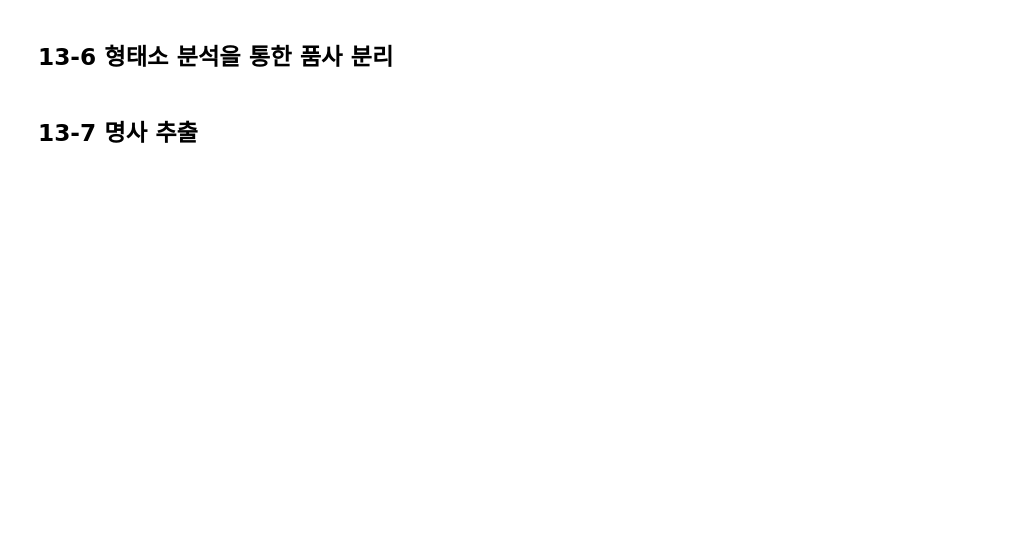
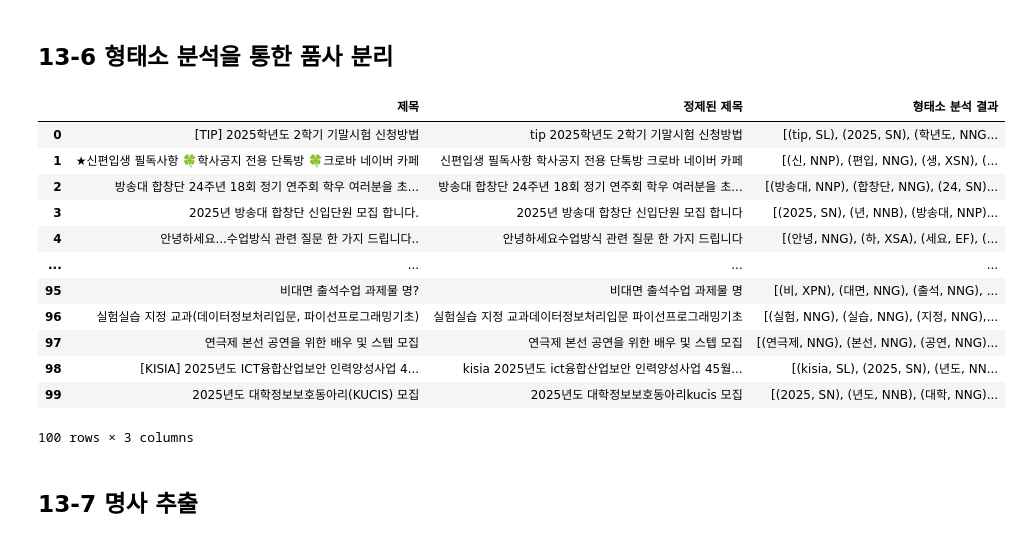
Before and after one commit to jlovechae/Data-Analysis-with-Open-Source, a Jupyter notebook: 오픈소스_데이터_분석_13강.ipynb, the cells around one changed output. Cells and saved outputs as stored; diff of their text form; code cells hidden in the pictures; blank space fills up the shorter version.

```diff
--- a/오픈소스_데이터_분석_13강.ipynb
+++ b/오픈소스_데이터_분석_13강.ipynb
@@ -319,33 +323,49 @@ print(kiwi.analyze('안녕하세요 저는 방송대 학생입니다.')[0][0])
 # %%
 from kiwipiepy import Kiwi
 
 ## 형태소 분석기 초기화 및 사용자 사전 추가
 kiwi = Kiwi()
 kiwi.add_user_word('방송대', 'NNP')
 kiwi.add_user_word('방통대', 'NNP')
 
 ## 텍스트 형태소 분석 함수
 def analyze_morphemes(text):
     if isinstance(text, str):
        result = kiwi.analyze(text)
 
        morphemes = []
        for token in result[0][0]:
             ## 형태소(form)와 품사(tag) 정보를 튜플로 morphemes에 추가
+            morphemes.append((token.form, token.tag))
 
        return morphemes
     else:
         return []
 
 ## 데이터프레임에 형태소 분석 적용 함수
 def pos_df(df):
   if not df.empty:
       # `정제된 제목` 칼럼의 값에 analyze_morphemes 함수를 적용하고 결과를 `행태소 분석 결과` 칼럼에 저장
+      df['형태소 분석 결과'] = df['정제된 제목']. apply(analyze_morphemes)
 
 
 ## 형태소 분석 적용
 pos_df(cs_df)
 cs_df
+# %% [output]
+|  | 제목 | 정제된 제목 | 형태소 분석 결과 |
+| 0 | [TIP] 2025학년도 2학기 기말시험 신청방법 | tip 2025학년도 2학기 기말시험 신청방법 | [(tip, SL), (2025, SN), (학년도, NNG... |
+| 1 | ★신편입생 필독사항 🍀학사공지 전용 단톡방 🍀크로바 네이버 카페 | 신편입생 필독사항 학사공지 전용 단톡방 크로바 네이버 카페 | [(신, NNP), (편입, NNG), (생, XSN), (... |
+| 2 | 방송대 합창단 24주년 18회 정기 연주회 학우 여러분을 초... | 방송대 합창단 24주년 18회 정기 연주회 학우 여러분을 초... | [(방송대, NNP), (합창단, NNG), (24, SN)... |
+| 3 | 2025년 방송대 합창단 신입단원 모집 합니다. | 2025년 방송대 합창단 신입단원 모집 합니다 | [(2025, SN), (년, NNB), (방송대, NNP)... |
+| 4 | 안녕하세요...수업방식 관련 질문 한 가지 드립니다.. | 안녕하세요수업방식 관련 질문 한 가지 드립니다 | [(안녕, NNG), (하, XSA), (세요, EF), (... |
+| ... | ... | ... | ... |
+| 95 | 비대면 출석수업 과제물 명? | 비대면 출석수업 과제물 명 | [(비, XPN), (대면, NNG), (출석, NNG), ... |
+| 96 | 실험실습 지정 교과(데이터정보처리입문, 파이선프로그래밍기초) | 실험실습 지정 교과데이터정보처리입문 파이선프로그래밍기초 | [(실험, NNG), (실습, NNG), (지정, NNG),... |
+| 97 | 연극제 본선 공연을 위한 배우 및 스텝 모집 | 연극제 본선 공연을 위한 배우 및 스텝 모집 | [(연극제, NNG), (본선, NNG), (공연, NNG)... |
+| 98 | [KISIA] 2025년도 ICT융합산업보안 인력양성사업 4... | kisia 2025년도 ict융합산업보안 인력양성사업 45월... | [(kisia, SL), (2025, SN), (년도, NN... |
+| 99 | 2025년도 대학정보보호동아리(KUCIS) 모집 | 2025년도 대학정보보호동아리kucis 모집 | [(2025, SN), (년도, NNB), (대학, NNG)... |
+100 rows × 3 columns
 # %% [markdown]
 ## 13-7 명사 추출
 # %%
```
Also changed, not shown: parts of 15 cells of this notebook.
